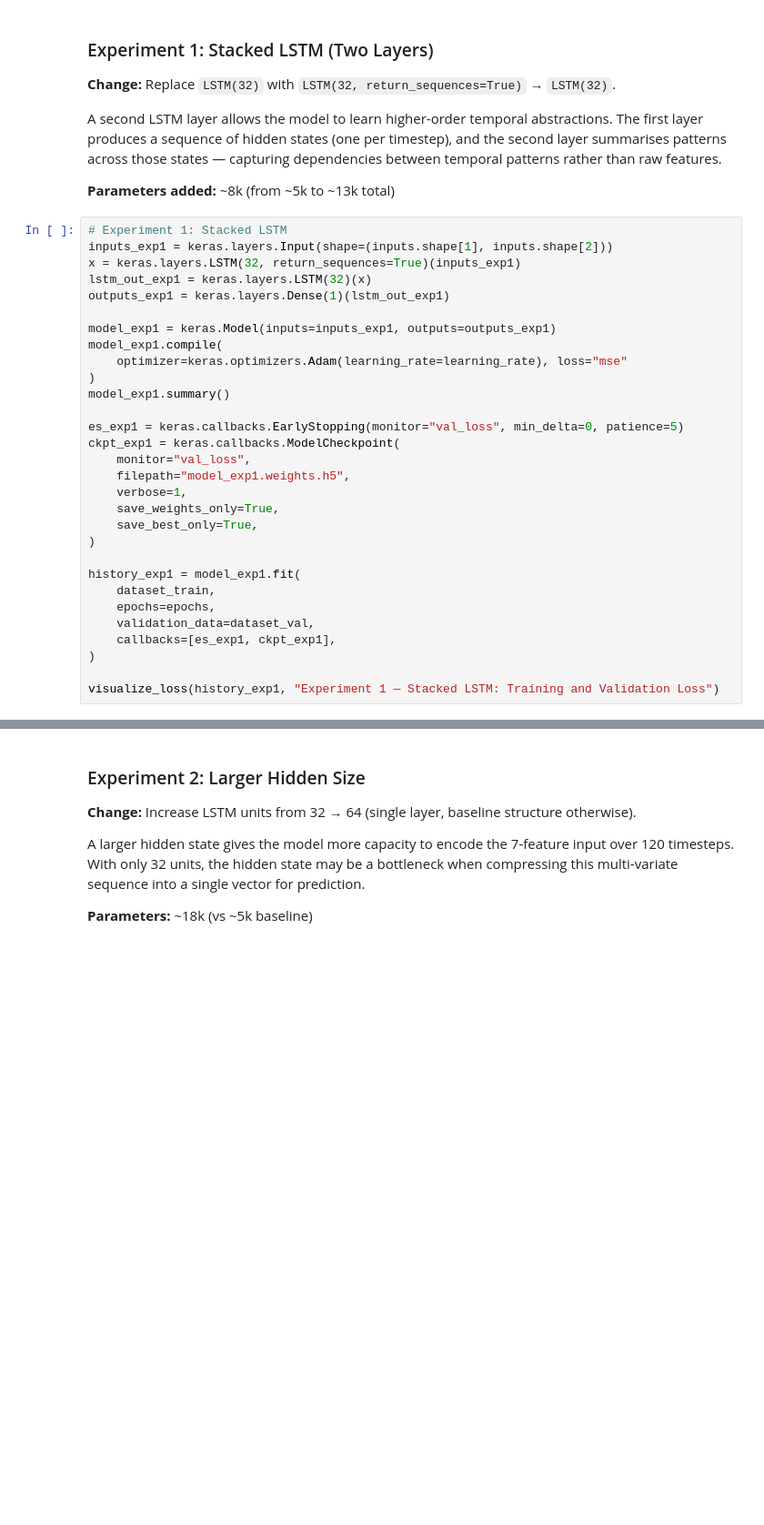
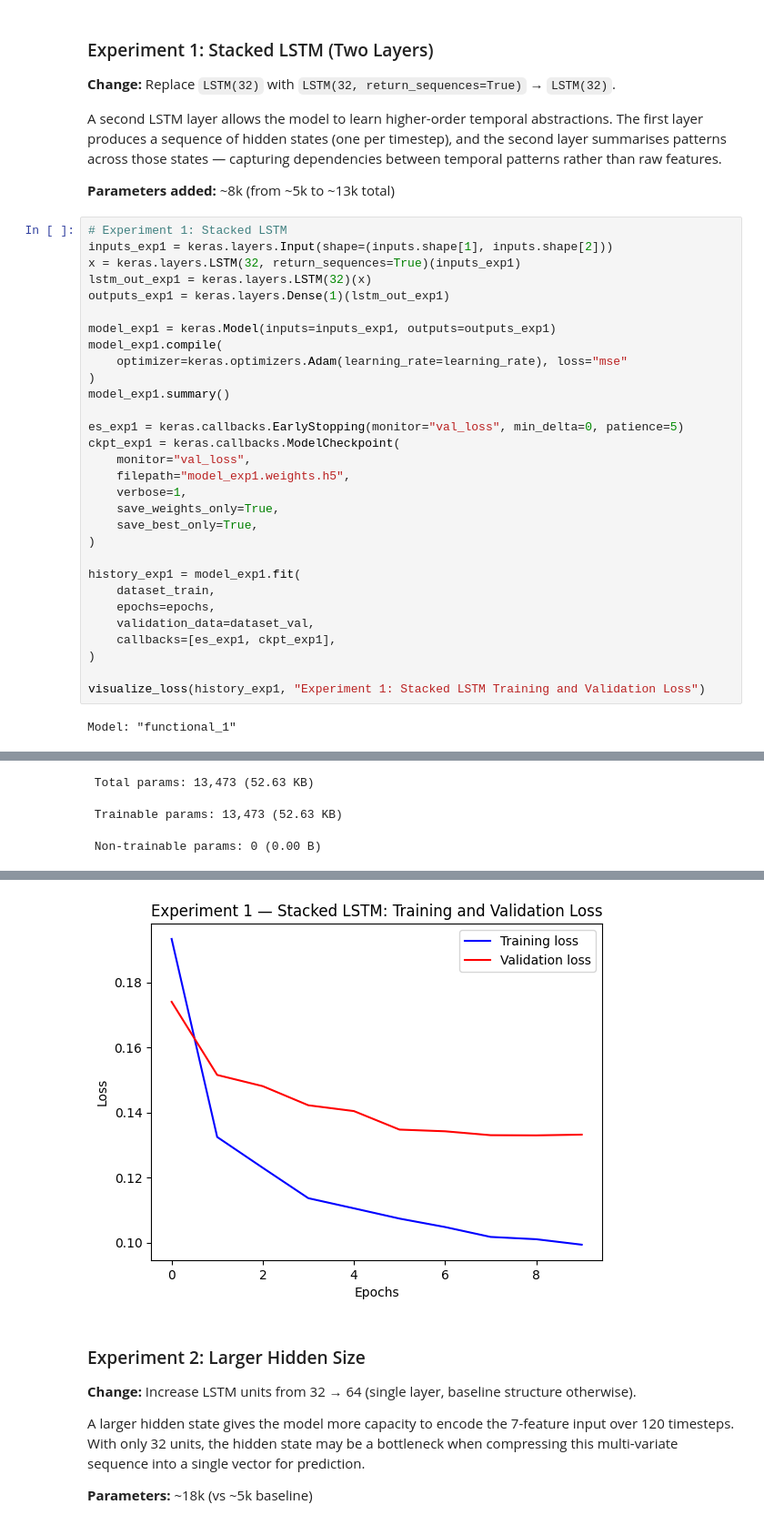
Before and after one commit to eremozdemir/Time-Series-LSTM-Modeling, a Jupyter notebook: notebooks/timeseries_weather_forecasting.ipynb, the cells around one changed output, grey strips where cells are left out. Shown at 91% size. Cells and saved outputs as stored; diff of their text form; blank space fills up the shorter version.

Commit message:
Model results

```diff
--- a/notebooks/timeseries_weather_forecasting.ipynb
+++ b/notebooks/timeseries_weather_forecasting.ipynb
@@ -412,4 +433,6 @@ history_exp1 = model_exp1.fit(
     callbacks=[es_exp1, ckpt_exp1],
 )
 
-visualize_loss(history_exp1, "Experiment 1 — Stacked LSTM: Training and Validation Loss")
+visualize_loss(history_exp1, "Experiment 1: Stacked LSTM Training and Validation Loss")
+# %% [output]
+Model: "functional_1"
@@ -415,0 +450,3 @@ visualize_loss(history_exp1, "Experiment 1 — Stacked LSTM: Training and Valida
+ Total params: 13,473 (52.63 KB)
+ Trainable params: 13,473 (52.63 KB)
+ Non-trainable params: 0 (0.00 B)
@@ -416,3 +470,4 @@ visualize_loss(history_exp1, "Experiment 1 — Stacked LSTM: Training and Valida
+[figure, added]
 # %% [markdown]
 ### Experiment 2: Larger Hidden Size
 
```
Also changed, not shown: parts of 7 cells of this notebook, 11 other files.
